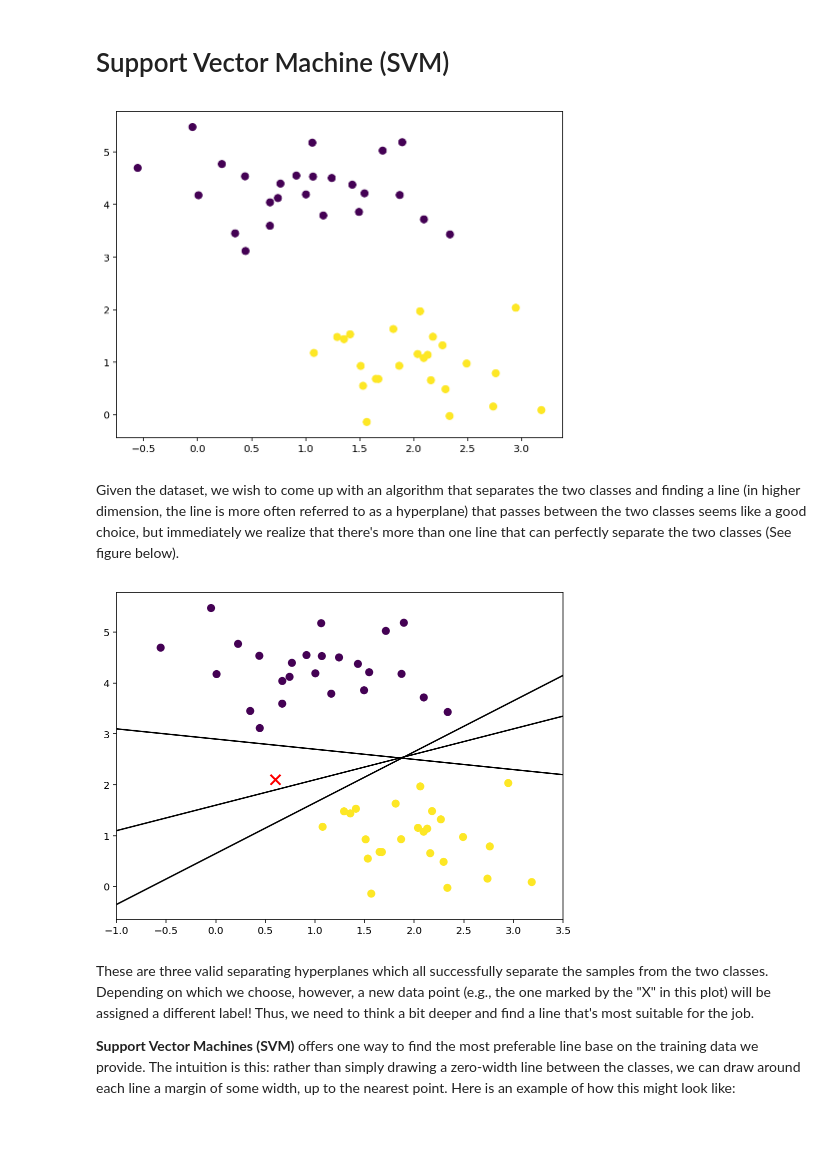
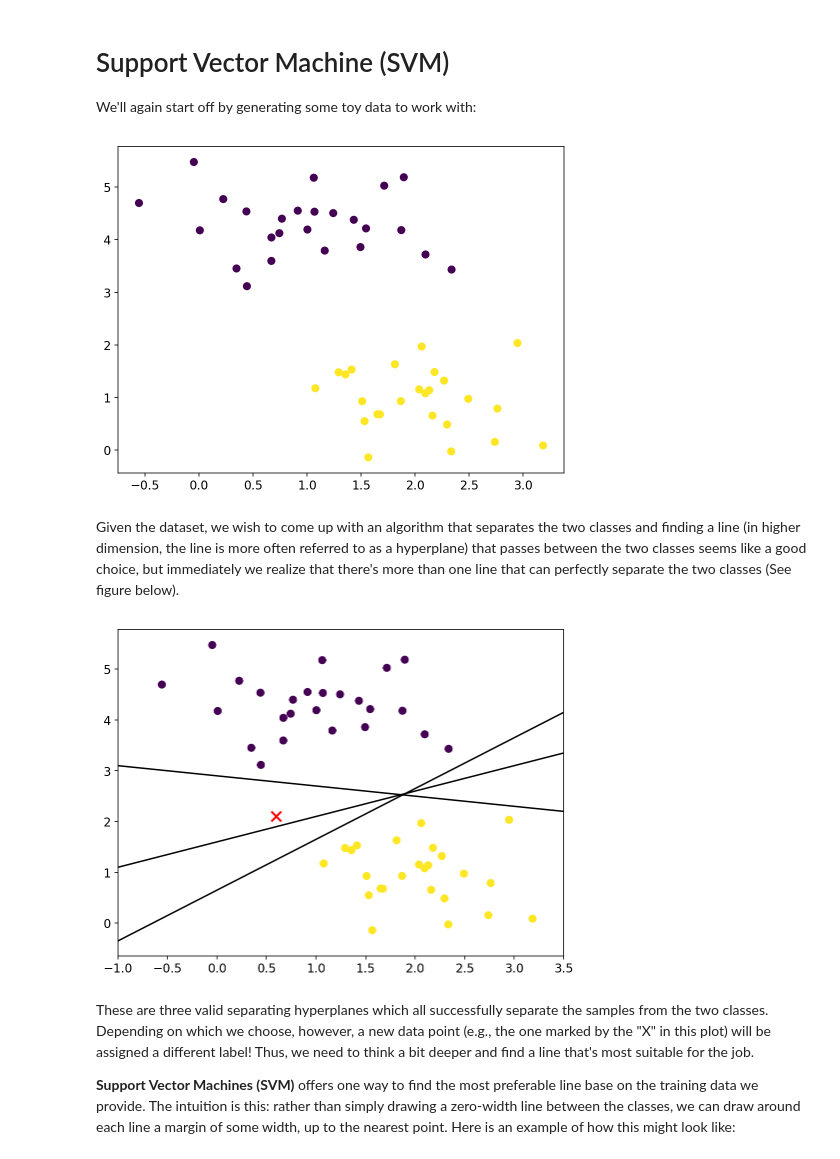
Before and after one commit to ethen8181/programming, a Jupyter notebook: svm/svm.ipynb, the cells around one changed output. Saved outputs shown, nothing was run; the diff lists cells and outputs as text; code cells hidden in the pictures; blank space fills up the shorter version.

```diff
--- a/svm/svm.ipynb
+++ b/svm/svm.ipynb
@@ -36,18 +37,22 @@ IPython 6.1.0
 numpy 1.13.1
 matplotlib 2.0.0
 sklearn 0.18.1
-# %% [markdown]
-# Support Vector Machine (SVM)
+# %% [markdown]
+# Support Vector Machine (SVM)
+
+We'll again start off by generating some toy data to work with:
 # %%
 plt.rcParams['figure.figsize'] = 8, 6
+plt.rcParams['xtick.labelsize'] = 12
+plt.rcParams['ytick.labelsize'] = 12
 
 X, y = make_blobs(
     n_samples = 50, centers = 2, random_state = 0, cluster_std = 0.60)
 
 plt.scatter(X[:, 0], X[:, 1], c = y, s = 50)
 plt.show()
 # %% [output]
-[figure, old version]
+[figure, new version]
 # %% [markdown]
 Given the dataset, we wish to come up with an algorithm that separates the two classes and finding a line (in higher dimension, the line is more often referred to as a hyperplane) that passes between the two classes seems like a good choice, but immediately we realize that there's more than one line that can perfectly separate the two classes (See figure below).
 # %%
@@ -63,7 +68,7 @@ for m, b in [(1, 0.65), (0.5, 1.6), (-0.2, 2.9)]:
 plt.xlim(-1, 3.5)
 plt.show()
 # %% [output]
-[figure, old version]
+[figure, new version]
 # %% [markdown]
 These are three valid separating hyperplanes which all successfully separate the samples from the two classes. Depending on which we choose, however, a new data point (e.g., the one marked by the "X" in this plot) will be assigned a different label! Thus, we need to think a bit deeper and find a line that's most suitable for the job.
 
```
Also changed, not shown: parts of 19 cells of this notebook, 4 other files.
